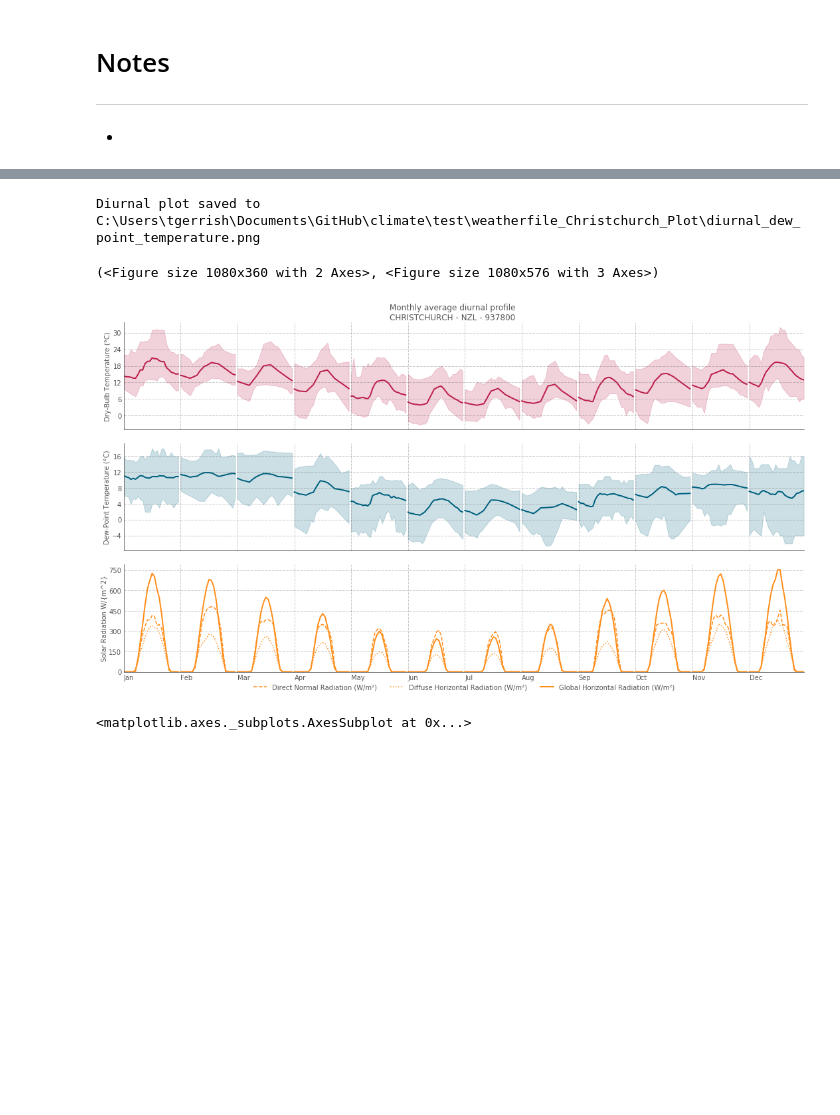
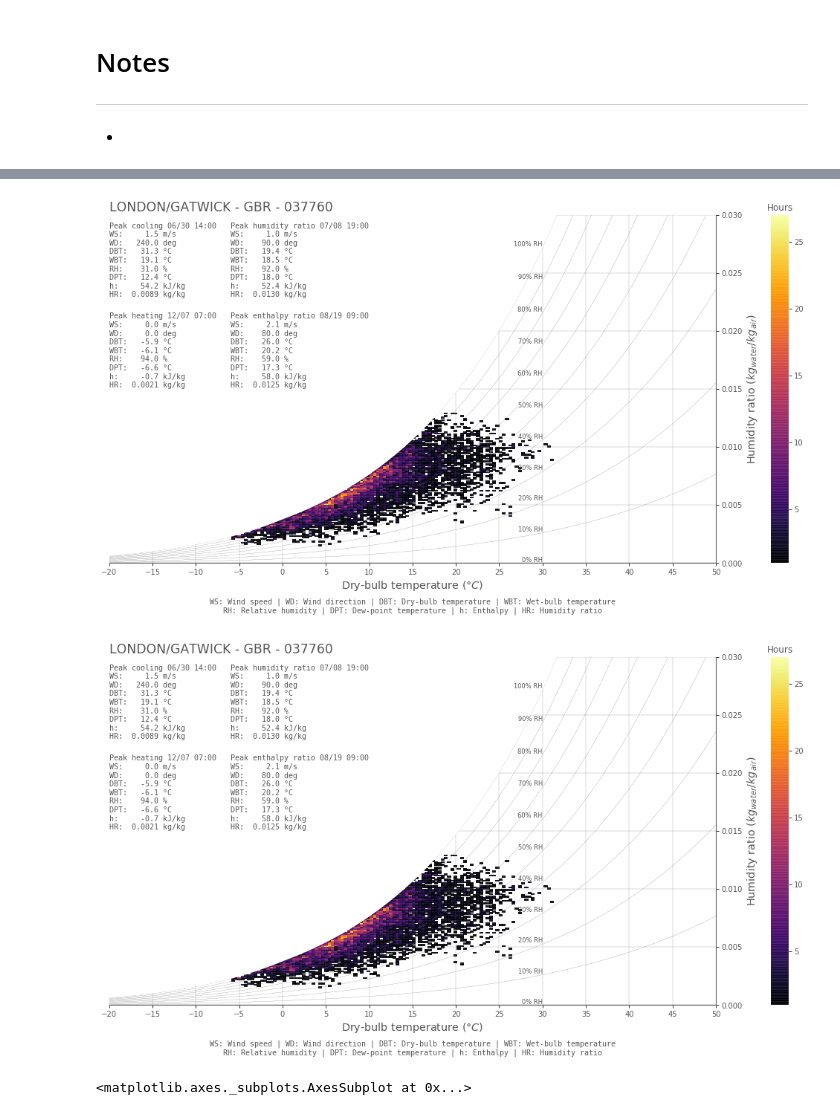
Before and after one commit to cycle13/climate, a Jupyter notebook: test.ipynb, the cells around one changed output, grey strips where cells are left out. Saved outputs shown, nothing was run; the diff lists cells and outputs as text; code cells hidden in the pictures; blank space fills up the shorter version.

```diff
--- a/test.ipynb
+++ b/test.ipynb
@@ -19,6 +19,6 @@ import pandas as pd
 from climate.core import Weather
 
 # Load weather
-epw_file = "./test/weatherfile_Christchurch.epw"
-weather = Weather(epw_file).read(sky_matrix=True)
+epw_file = "./test/weatherfile_London.epw"
+weather = Weather(epw_file).read(sky_matrix=True, test=True)
 # %% [output]
@@ -40,15 +291,18 @@ Standard effective temperature (openfield) calculations successful
 # %%
 from climate.plot.heatmap import heatmap
 from climate.plot.diurnal import diurnal
-
+from climate.plot.radiation_rose import radiation_rose
+from climate.plot.wind_rose import windrose
+from climate.plot.psychrometric import psychrometric
 # a = heatmap(weather, "dry_bulb_temperature", cmap="inferno", tone_color="#555555", save=True)
-b = diurnal(weather, dew_point=True, tone_color="#555555", save=True)
-
-a, b
+# b = diurnal(weather, dew_point=True, tone_color="#555555", save=True)
+# c = radiation_rose(weather, season_period="Annual", day_period="Daily", n_sector=36, tone_color="#555555", same_scale=False, save=False)
+# d = windrose(weather, season_period="Annual", day_period="Daily", cmap="viridis", n_sector=36, tone_color="#555555", save=False)
+e = psychrometric(weather, bins=100, cmap="inferno", tone_color="#555555", save=False)
+e
 # %% [output]
-Diurnal plot saved to C:\Users\tgerrish\Documents\GitHub\climate\test\weatherfile_Christchurch_Plot\diurnal_dew_point_temperature.png
-(<Figure size 1080x360 with 2 Axes>, <Figure size 1080x576 with 3 Axes>)
-[figure, old version]
+[figure, new version]
+[figure, added]
 # %%
 fig, ax = plt.subplots(1, 1, figsize=(15, 5))
 weather.mean_radiant_temperature_openfield.plot(ax=ax, legend=True, kind="hist", bins=np.linspace(-20, 100, 200), alpha=0.5)
```
Also changed, not shown: parts of 3 cells of this notebook, 4 other files.
